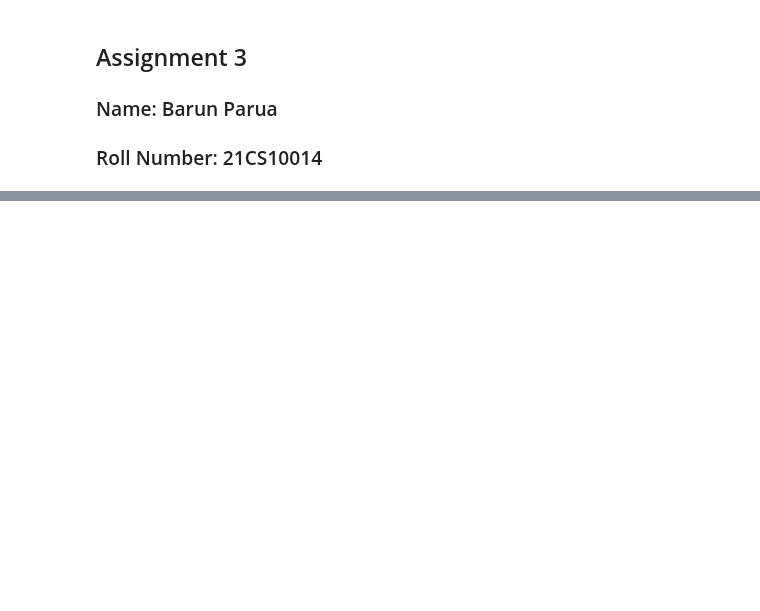
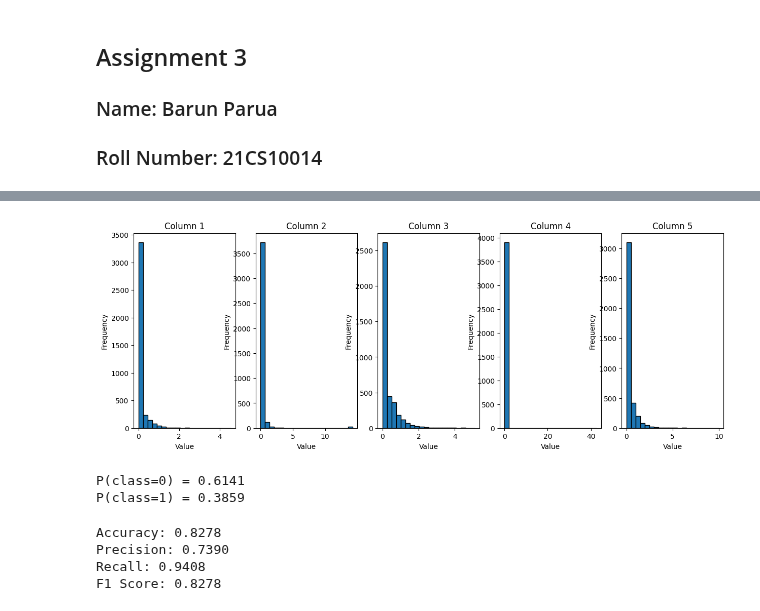
Before and after one commit to Baron105/ML-Assignments, a Jupyter notebook: CS60050/ML_Assignment_3/21CS10014_Barun_Parua/Q2/Q_2.ipynb, the cells around one changed output, grey strips where cells are left out. Saved outputs shown, nothing was run; the diff lists cells and outputs as text; code cells hidden in the pictures; blank space fills up the shorter version.

Commit message:
naive bayes part 2 done :)

```diff
--- a/CS60050/ML_Assignment_3/21CS10014_Barun_Parua/Q2/Q_2.ipynb
+++ b/CS60050/ML_Assignment_3/21CS10014_Barun_Parua/Q2/Q_2.ipynb
@@ -143,0 +150,56 @@ Simulated Expected Value: 12.08
+# %%
+# Load the dataset
+spambase = fetch_ucirepo(id=94)
+
+# data as pandas dataframe
+X = spambase.data.features
+y = spambase.data.targets
+
+# convert to numpy array
+X = np.array(X)
+y = np.array(y)
+
+# split the data into train and validation and test in 70:15:15 ratio
+# validation data is not used in this part
+X_train, X_test, y_train, y_test = train_test_split(X, y, train_size=0.85, random_state=42)
+# X_train, X_val, y_train, y_val = train_test_split(X_train, y_train, train_size=0.82, random_state=42)
+
+# make the data in ND array form
+X_train = np.array(X_train)
+X_test = np.array(X_test)
+y_train = np.array(y_train)
+y_test = np.array(y_test)
+# X_val = np.array(X_val)
+# y_val = np.array(y_val)
+
+# change shape of y_train and y_test and y_val
+y_train = y_train.reshape(-1)
+y_test = y_test.reshape(-1)
+# y_val = y_val.reshape(-1)
+# %%
+# Step 3: Plot Distribution - Choose 5 columns and plot their probability distributions
+# choose the first 5 columns for demonstration
+
+columns_to_plot = X_train[:, :5]
+
+plt.figure(figsize=(15, 5))
+for i in range(5):
+    plt.subplot(1, 5, i+1)
+    plt.hist(columns_to_plot[:, i], bins=20, edgecolor='k')
+    plt.title(f'Column {i+1}')
+    plt.xlabel('Value')
+    plt.ylabel('Frequency')
+plt.show()
+# %% [output]
+[figure, added]
+# %%
+# Step 4: Calculate and print the priors of classes
+# Priors are the probabilities of each class in the training data
+# The dataset has two classes: 0 (non-spam) and 1 (spam)
+prior_0 = np.mean(y_train == 0)
+prior_1 = np.mean(y_train == 1)
+print(f'P(class=0) = {prior_0:.4f}')
+print(f'P(class=1) = {prior_1:.4f}')
+# %% [output]
+P(class=0) = 0.6141
+P(class=1) = 0.3859
@@ -143,0 +240,21 @@ Simulated Expected Value: 12.08
+# %%
+# Step 6: Prediction and Evaluation
+def evaluate_model(model, X_test, y_test):
+    predictions = model.predict(X_test)
+    accuracy = accuracy_score(y_test, predictions)
+    precision = precision_score(y_test, predictions)
+    recall = recall_score(y_test, predictions)
+    f1 = f1_score(y_test, predictions)
+    return accuracy, precision, recall, f1
+
+# Evaluate the model
+accuracy, precision, recall, f1 = evaluate_model(naive_bayes, X_test, y_test)
+print(f'Accuracy: {accuracy:.4f}')
+print(f'Precision: {precision:.4f}')
+print(f'Recall: {recall:.4f}')
+print(f'F1 Score: {f1:.4f}')
+# %% [output]
+Accuracy: 0.8278
+Precision: 0.7390
+Recall: 0.9408
+F1 Score: 0.8278
```
Also changed, not shown: parts of 6 cells of this notebook.
